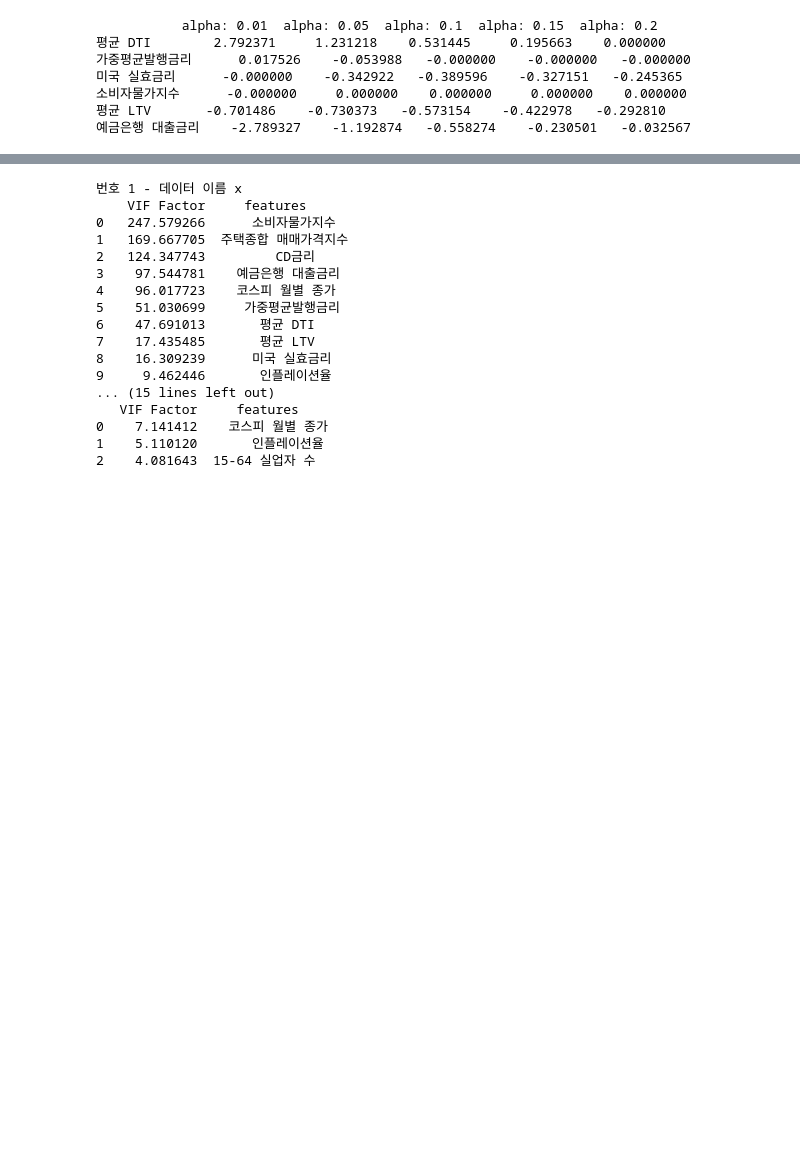
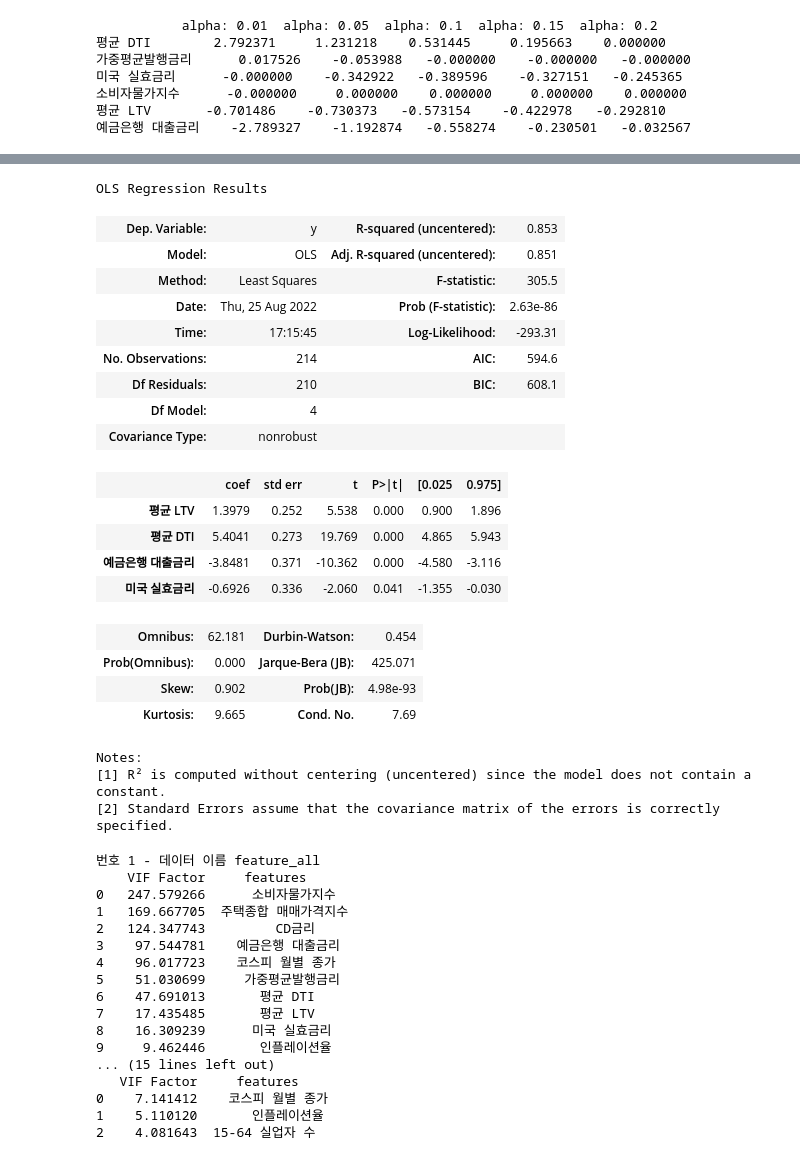
Before and after one commit to pelllzz/ubion4_project1, a Jupyter notebook: code/analysis.ipynb, the cells around one changed output, grey strips where cells are left out. Cells and saved outputs as stored; diff of their text form; code cells hidden in the pictures; blank space fills up the shorter version.

```diff
--- a/code/analysis.ipynb
+++ b/code/analysis.ipynb
@@ -802,16 +827,50 @@ check_coeff('elastic', feature_data_real_best, target, alphas)
+# %%
+# R2 확인 - OLS 분석
+import statsmodels.api as sm
+
+lm = sm.OLS(list(target), feature_data_best)
+results = lm.fit()
+results.summary()
+# %% [output]
+OLS Regression Results
+| Dep. Variable: | y | R-squared (uncentered): | 0.853 |
+| Model: | OLS | Adj. R-squared (uncentered): | 0.851 |
+| Method: | Least Squares | F-statistic: | 305.5 |
+| Date: | Thu, 25 Aug 2022 | Prob (F-statistic): | 2.63e-86 |
+| Time: | 17:15:45 | Log-Likelihood: | -293.31 |
+| No. Observations: | 214 | AIC: | 594.6 |
+| Df Residuals: | 210 | BIC: | 608.1 |
+| Df Model: | 4 |  |  |
+| Covariance Type: | nonrobust |  |  |
+|  | coef | std err | t | P>|t| | [0.025 | 0.975] |
+| 평균 LTV | 1.3979 | 0.252 | 5.538 | 0.000 | 0.900 | 1.896 |
+| 평균 DTI | 5.4041 | 0.273 | 19.769 | 0.000 | 4.865 | 5.943 |
+| 예금은행 대출금리 | -3.8481 | 0.371 | -10.362 | 0.000 | -4.580 | -3.116 |
+| 미국 실효금리 | -0.6926 | 0.336 | -2.060 | 0.041 | -1.355 | -0.030 |
+| Omnibus: | 62.181 | Durbin-Watson: | 0.454 |
+| Prob(Omnibus): | 0.000 | Jarque-Bera (JB): | 425.071 |
+| Skew: | 0.902 | Prob(JB): | 4.98e-93 |
+| Kurtosis: | 9.665 | Cond. No. | 7.69 |
+Notes:
+[1] R² is computed without centering (uncentered) since the model does not contain a constant.
+[2] Standard Errors assume that the covariance matrix of the errors is correctly specified.
 # %%
-# datas = [feature_data, feature_data_A, feature_data_B, feature_data_C]
-# num = range(1,len(datas)+1)
+# 데이터 프레임 만들 때 df.index.name = XX 지정 안 했으면 이름이 없어요
+# 이름 넣고 싶으면 별도로 리스트 만들어서 지정해주던가 처음부터 만들어주세요
 
-# ### >> for문에 들어가는 변수의 위치(feature_data는 0)도 VIF출력할 때 번호 붙여서 같이 출력(근데 번호는 1부터 시작하고 싶음)
-# ### 요인들 번호 매기고 VIF 출력
-# for num, data in zip(num, datas):
-#         # print("번호", num)
-#         print(f'번호 {num} - 데이터 이름 x')
-#         find_vif(data)
-#         print(' ')
+datas = [feature_data, feature_data_A, feature_data_B, feature_data_C]
+names = ['feature_all', 'feature_A', 'feature_B', 'feature_C']
+num = range(1,len(datas)+1)
+
+### >> for문에 들어가는 변수의 위치(feature_data는 0)도 VIF출력할 때 번호 붙여서 같이 출력(근데 번호는 1부터 시작하고 싶음)
+### 요인들 번호 매기고 VIF 출력
+for num, data in zip(num, datas):
+        datas[num-1].index.name = names[num-1]
+        print(f'번호 {num} - 데이터 이름 {datas[num-1].index.name}')
+        find_vif(data)
+        print(' ')
 # %% [output]
-번호 1 - 데이터 이름 x
+번호 1 - 데이터 이름 feature_all
     VIF Factor     features
 0   247.579266      소비자물가지수
 1   169.667705  주택종합 매매가격지수
```
Also changed, not shown: parts of 4 cells of this notebook, 1 other file.
